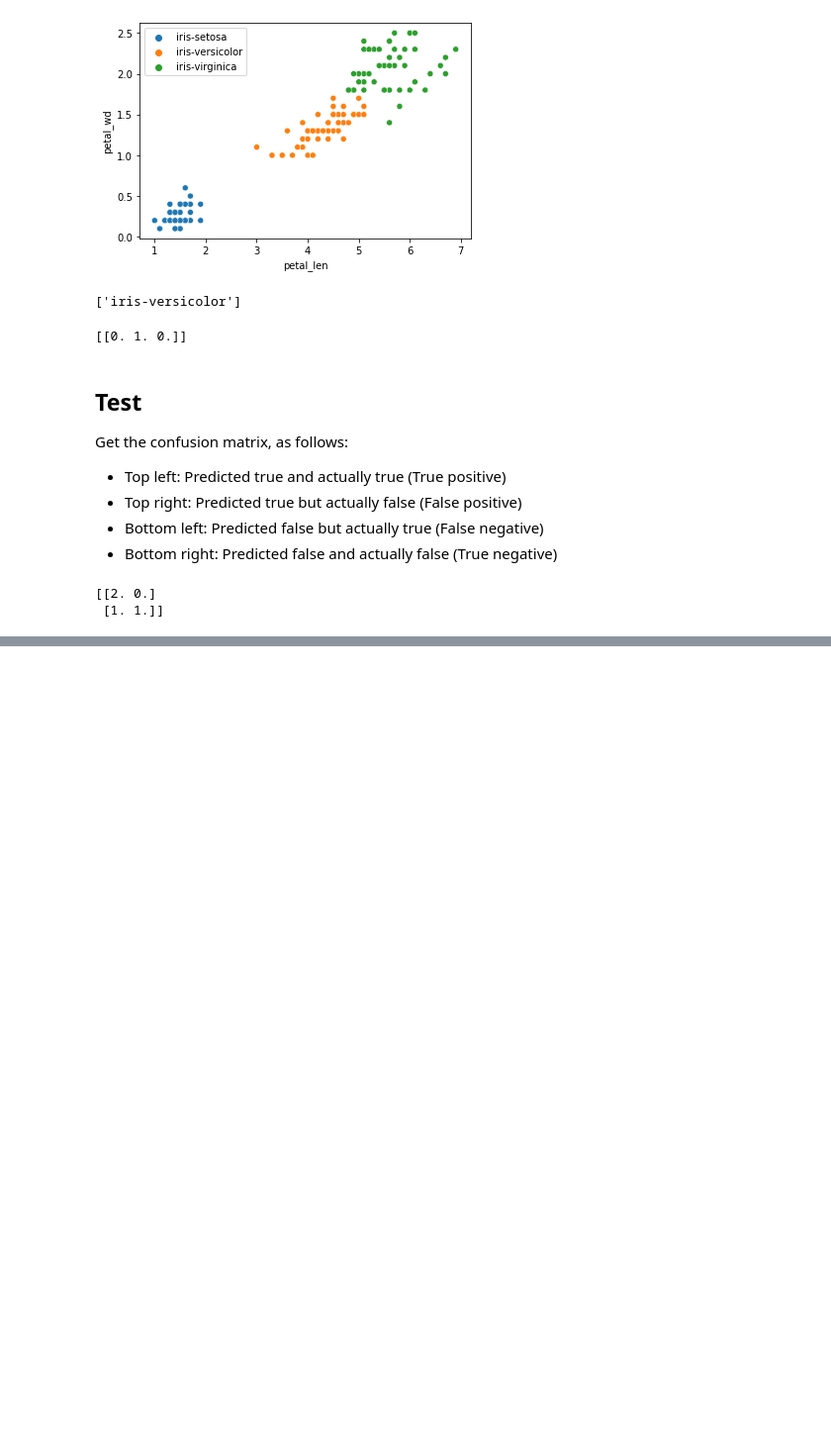
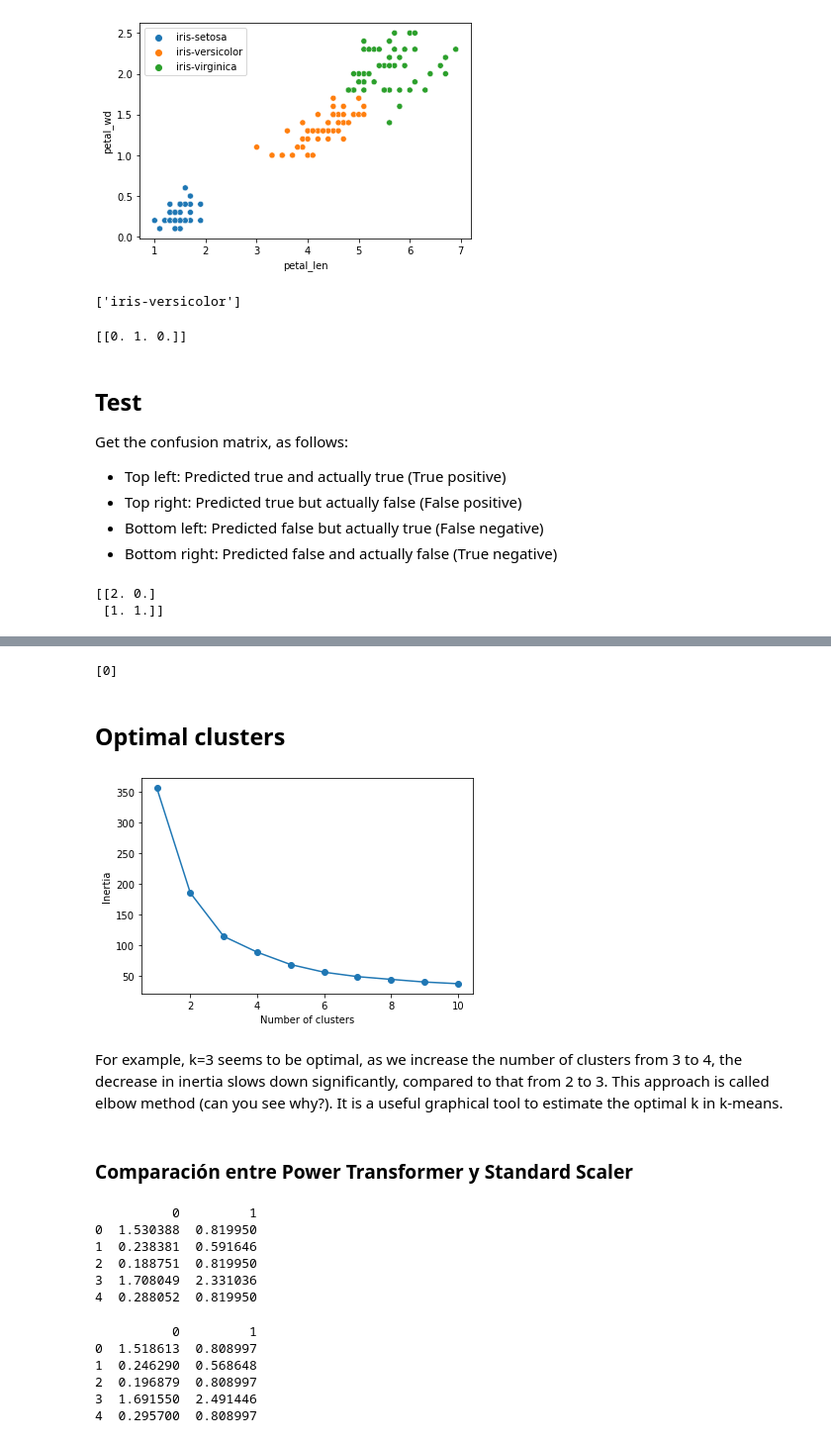
Before and after one commit to luislerma5593/Data_Analysis, a Jupyter notebook: Solo_Learn/DataScience_SoloLearn.ipynb, the cells around one changed output, grey strips where cells are left out. Shown at 99% size. Drawn from its saved outputs; the diff is of its cells as text; code cells hidden in the pictures; blank space fills up the shorter version.

```diff
--- a/Solo_Learn/DataScience_SoloLearn.ipynb
+++ b/Solo_Learn/DataScience_SoloLearn.ipynb
@@ -850,0 +1024,80 @@ print(B.astype(float))
+# %%
+# New wine
+
+X_new = np.array([[13, 2.5]])
+X_new_scaled = scale.transform(X_new)
+
+print(kmeans.predict(X_new_scaled))
+# %% [output]
+[0]
+# %% [markdown]
+## Optimal clusters
+# %%
+import pandas as pd
+from sklearn.datasets import load_wine
+from sklearn.preprocessing import StandardScaler
+import numpy as np
+import matplotlib.pyplot as plt
+data = load_wine()
+wine = pd.DataFrame(data.data, columns=data.feature_names)
+
+X = wine[['alcohol', 'total_phenols']]
+
+scale = StandardScaler()
+scale.fit(X)
+X_scaled = scale.transform(X)
+
+
+from sklearn.cluster import KMeans
+# calculate distortion for a range of number of cluster
+inertia = []
+for i in np.arange(1, 11):
+    km = KMeans(
+        n_clusters=i
+    )
+    km.fit(X_scaled)
+    inertia.append(km.inertia_)
+
+# plot
+plt.plot(np.arange(1, 11), inertia, marker='o')
+plt.xlabel('Number of clusters')
+plt.ylabel('Inertia')
+plt.savefig("plot.png")
+plt.show()
+# %% [output]
+[figure, added]
+# %% [markdown]
+For example, k=3 seems to be optimal, as we increase the number of clusters from 3 to 4, the decrease in inertia slows down significantly, compared to that from 2 to 3. This approach is called elbow method (can you see why?). It is a useful graphical tool to estimate the optimal k in k-means.
+# %% [markdown]
+### Comparación entre Power Transformer y Standard Scaler
+# %%
+from sklearn.preprocessing import PowerTransformer
+
+ss = PowerTransformer()
+X_scaled = ss.fit_transform(X)
+
+df_scaled = pd.DataFrame(X_scaled)
+print(df_scaled.head())
+# %% [output]
+          0         1
+0  1.530388  0.819950
+1  0.238381  0.591646
+2  0.188751  0.819950
+3  1.708049  2.331036
+4  0.288052  0.819950
+# %%
+from sklearn.preprocessing import StandardScaler
+
+# Estandarizar variables
+ss = StandardScaler()
+X_ss = ss.fit_transform(X) #Ajusta y transforma
+
+x_df = pd.DataFrame(X_ss)
+print(x_df.head())
+# %% [output]
+          0         1
+0  1.518613  0.808997
+1  0.246290  0.568648
+2  0.196879  0.808997
+3  1.691550  2.491446
+4  0.295700  0.808997
```
Also changed, not shown: parts of 21 cells of this notebook, 1 other file.
